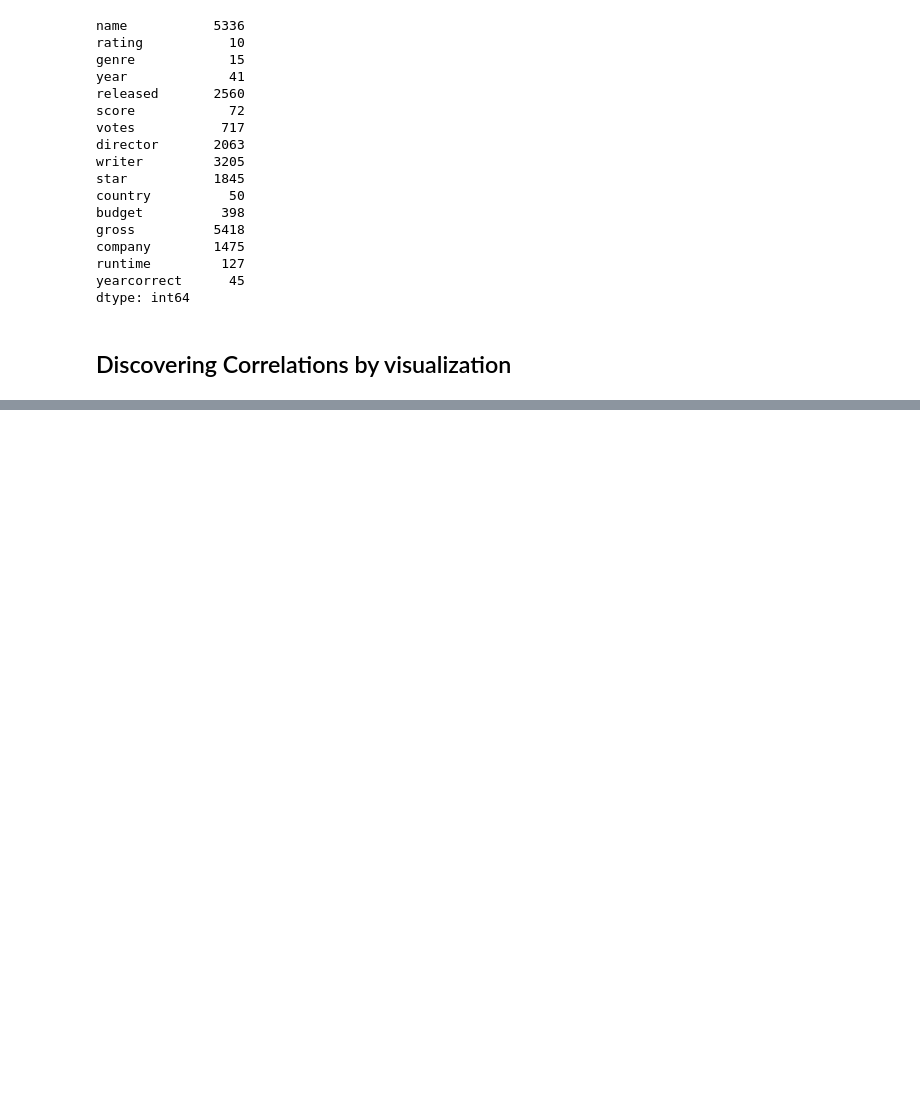
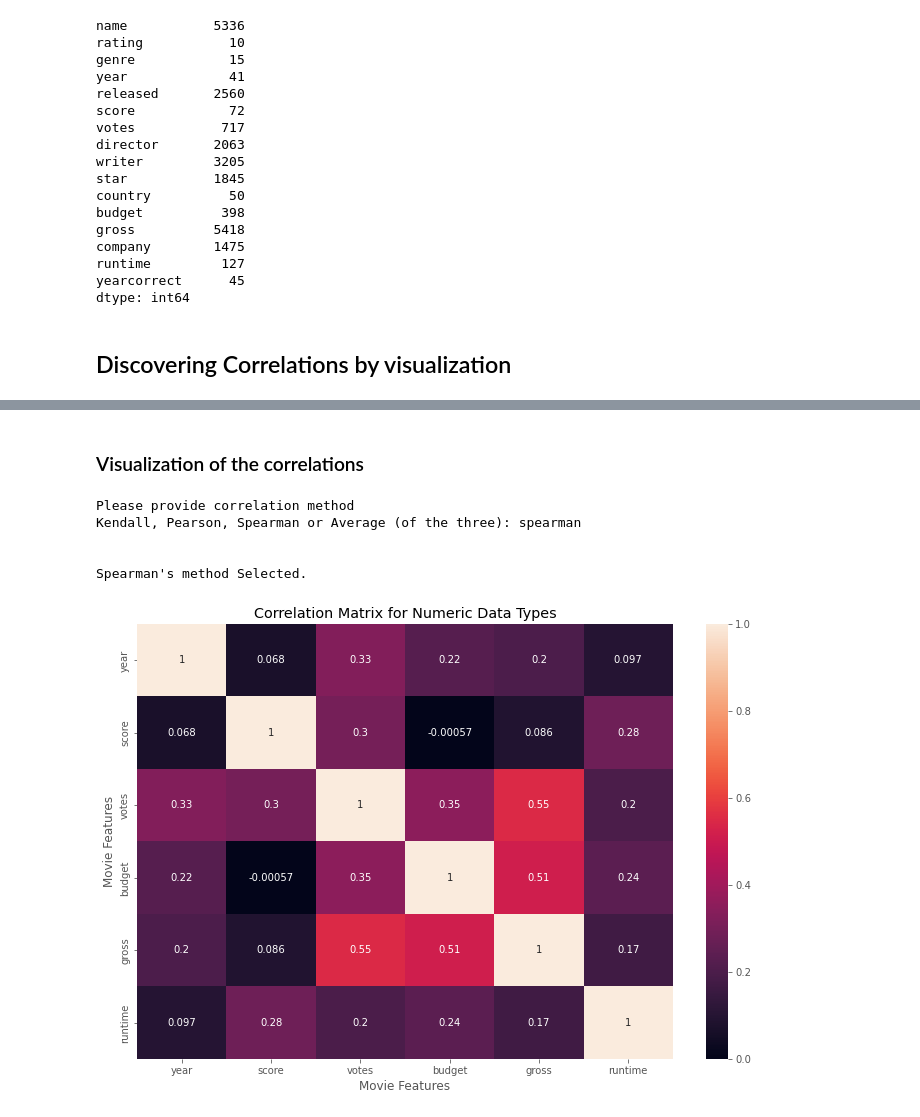
Before and after one commit to PavlosPo/Python-Correlation, a Jupyter notebook: python_corr_project.ipynb, the cells around one changed output, grey strips where cells are left out. Saved outputs shown, nothing was run; the diff lists cells and outputs as text; code cells hidden in the pictures; blank space fills up the shorter version.

```diff
--- a/python_corr_project.ipynb
+++ b/python_corr_project.ipynb
@@ -211,0 +243,4 @@ dtype: int64
+# %%
+# We will take the average of the three different methods of applying correlation
+
+df_corr = (df.corr(method='kendall') + df.corr(method='spearman') + df.corr(method='pearson')) / 3.0
@@ -211,0 +267,46 @@ dtype: int64
+# %% [markdown]
+### Visualization of the correlations
+# %%
+# Function to ask the correlation matrix to visualize
+
+def ask_corr():
+
+    # Create the visual
+    def create_matrix(df_corr):
+        sns.heatmap(df_corr, annot=True)
+        plt.title("Correlation Matrix for Numeric Data Types")
+        plt.xlabel('Movie Features')
+        plt.ylabel('Movie Features')
+        plt.show()
+        # Clear the df_corr
+        df = pd.DataFrame(None)
+
+    # Ask the user for the correlation method
+    answer = input('Please provide correlation method \n'+
+                   'Kendall, Pearson, Spearman or Average (of the three): ')
+
+    if answer.lower() == 'kendall':
+        print("\n\nKendall's method Selected.\n")
+        df_corr = df.corr(method='kendall')
+        create_matrix(df_corr)
+    elif answer.lower() == 'pearson':
+        print("\n\nPearson's method Selected.\n")
+        df_corr = df.corr(method='kendall')
+        create_matrix(df_corr)
+    elif answer.lower() == 'spearman':
+        print("\n\nSpearman's method Selected.\n")
+        df_corr = df.corr(method='kendall')
+        create_matrix(df_corr)
+    else:
+        print("\n\nThe Average of the three methods Selected.\n")
+        df_corr = (df.corr(method='kendall') + df.corr(method='spearman') + df.corr(method='pearson')) / 3.0
+        create_matrix(df_corr)
+# %%
+ask_corr()
+# %% [output]
+Please provide correlation method
+Kendall, Pearson, Spearman or Average (of the three): spearman
+
+
+Spearman's method Selected.
+[figure, added]
```
Also changed, not shown: parts of 7 cells of this notebook.
